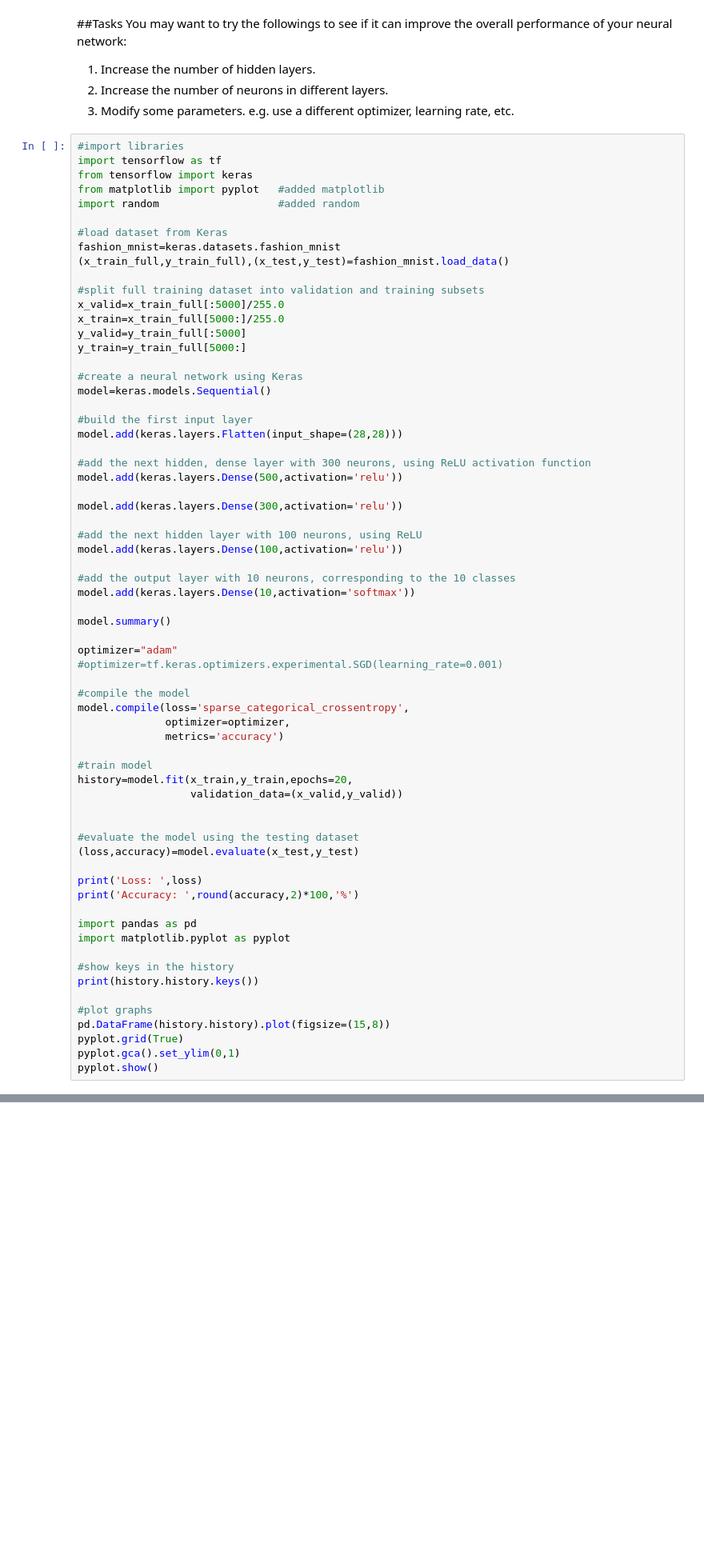
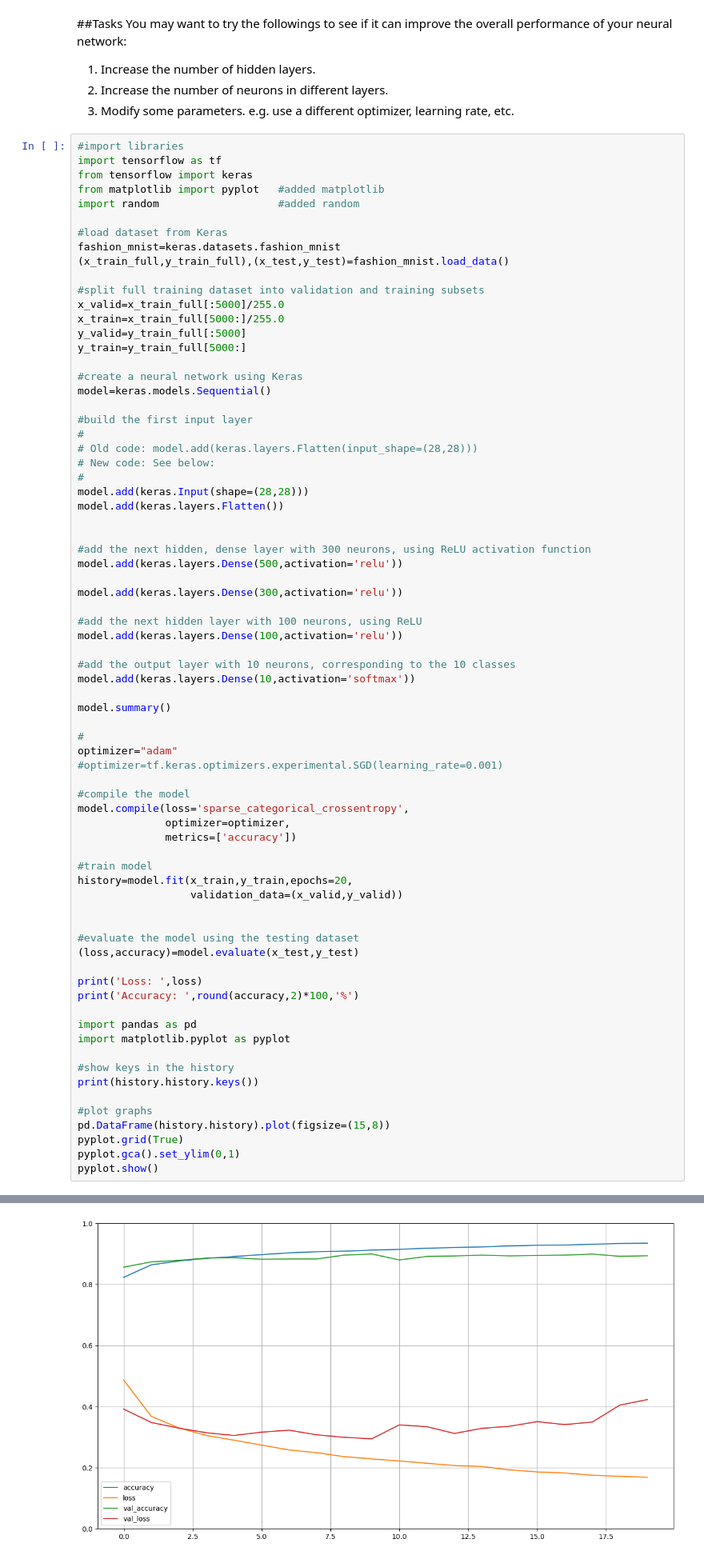
Before and after one commit to rgukhui/cm4709, a Jupyter notebook: Lab03_solution.ipynb, the cells around one changed output, grey strips where cells are left out. Shown at 80% size. Saved outputs shown, nothing was run; the diff lists cells and outputs as text; blank space fills up the shorter version.

```diff
--- a/Lab03_solution.ipynb
+++ b/Lab03_solution.ipynb
@@ -372,7 +368,13 @@ y_train=y_train_full[5000:]
 model=keras.models.Sequential()
 
 #build the first input layer
-model.add(keras.layers.Flatten(input_shape=(28,28)))
+#
+# Old code: model.add(keras.layers.Flatten(input_shape=(28,28)))
+# New code: See below:
+#
+model.add(keras.Input(shape=(28,28)))
+model.add(keras.layers.Flatten())
+
 
 #add the next hidden, dense layer with 300 neurons, using ReLU activation function
 model.add(keras.layers.Dense(500,activation='relu'))
@@ -387,13 +389,14 @@ model.add(keras.layers.Dense(10,activation='softmax'))
 
 model.summary()
 
+#
 optimizer="adam"
 #optimizer=tf.keras.optimizers.experimental.SGD(learning_rate=0.001)
 
 #compile the model
 model.compile(loss='sparse_categorical_crossentropy',
               optimizer=optimizer,
-              metrics='accuracy')
+              metrics=['accuracy'])
 
 #train model
 history=model.fit(x_train,y_train,epochs=20,
@@ -417,3 +420,4 @@ pd.DataFrame(history.history).plot(figsize=(15,8))
 pyplot.grid(True)
 pyplot.gca().set_ylim(0,1)
 pyplot.show()
+# %% [output]
@@ -419,0 +458 @@ pyplot.show()
+[figure, added]
```
Also changed, not shown: parts of 14 cells of this notebook.
